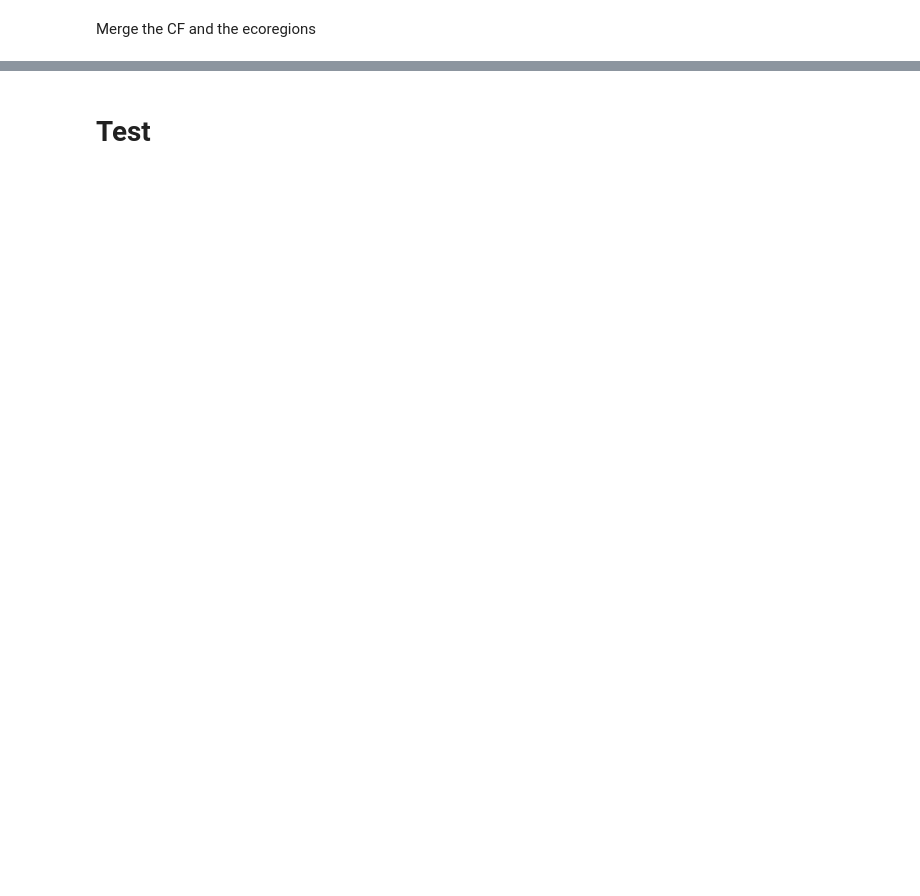
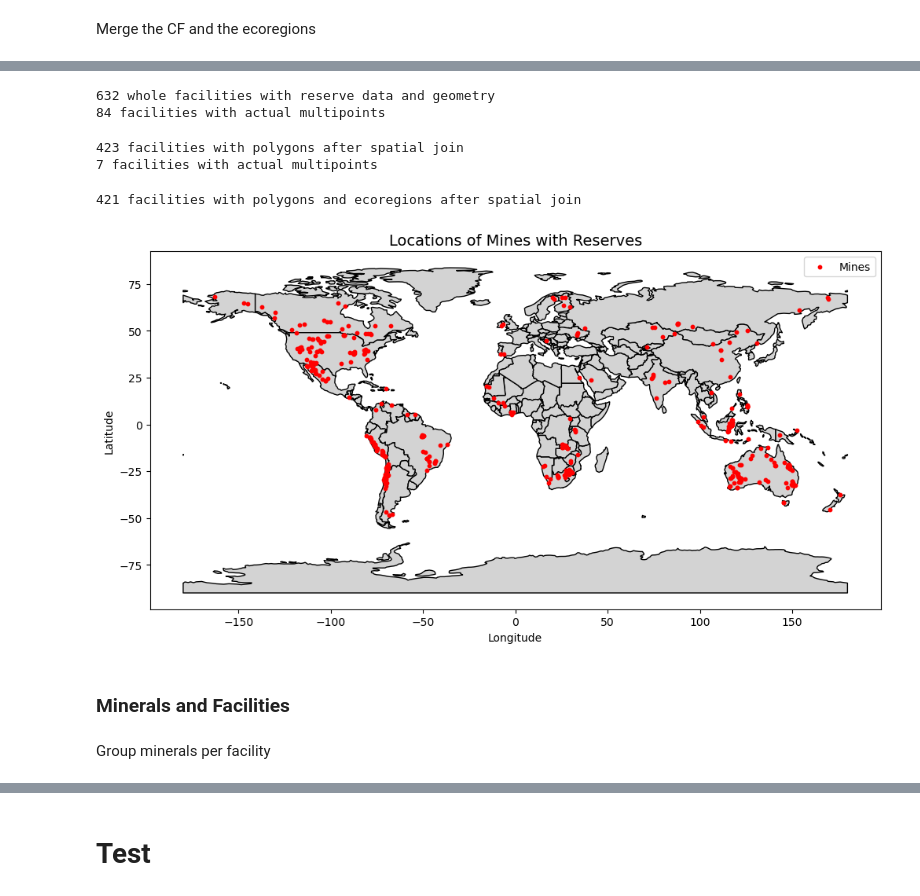
Before and after one commit to sewaelty/semesterproject, a Jupyter notebook: Main.ipynb, the cells around one changed output, grey strips where cells are left out. Drawn from its saved outputs; the diff is of its cells as text; code cells hidden in the pictures; blank space fills up the shorter version.

Commit message:
First full join

```diff
--- a/Main.ipynb
+++ b/Main.ipynb
@@ -18,6 +18,7 @@ df_miningMinerals = data_reader.getMiningMinerals()
 df_miningCommodities = data_reader.getMiningCommodities()
 df_miningSourceIDs = data_reader.getSourceIDs()
 df_miningMaterialIDs = data_reader.getMaterialIDs()
+df_miningReserves = data_reader.getReserves()
 # %% [markdown]
 Merge the CF and the ecoregions
 # %%
@@ -55,0 +127,52 @@ CRS is already EPSG:4326
+# %%
+df_facility_reserves = df_wholeFacilities.merge(df_groupedReserves, on='facility_id', how='inner')
+print(len(df_facility_reserves), "whole facilities with reserve data and geometry")
+
+multi_entities = df_facility_reserves[df_facility_reserves.geometry.apply(
+    lambda geom: geom.geom_type == "MultiPoint" and len(geom.geoms) > 1
+)]
+print(len(multi_entities), "facilities with actual multipoints")
+# %% [output]
+632 whole facilities with reserve data and geometry
+84 facilities with actual multipoints
+# %%
+assert df_miningPolygons.crs == df_facility_reserves.crs, "CRS of mining polygons and facilities do not match"
+# Spatial join of mining polygons and facilities to assign polygons to facilities
+df_facilities_polygons = gpd.sjoin(df_facility_reserves, df_miningPolygons, how="inner", predicate='within')
+print(len(df_facilities_polygons), "facilities with polygons after spatial join")
+
+multi_entities = df_facilities_polygons[df_facilities_polygons.geometry.apply(
+    lambda geom: geom.geom_type == "MultiPoint" and len(geom.geoms) > 1
+)]
+print(len(multi_entities), "facilities with actual multipoints")
+# %% [output]
+423 facilities with polygons after spatial join
+7 facilities with actual multipoints
+# %%
+df_facilities_ecoregions = gpd.sjoin(df_facilities_polygons, df_CF_ecoregions, how="inner", predicate='within', lsuffix="mining", rsuffix="CF_eco")
+print(len(df_facilities_ecoregions), "facilities with polygons and ecoregions after spatial join")
+# %% [output]
+421 facilities with polygons and ecoregions after spatial join
+# %%
+fig, ax = plt.subplots(figsize=(12, 8))
+
+# Plot the world basemap
+world_path = "https://naturalearth.s3.amazonaws.com/110m_cultural/ne_110m_admin_0_countries.zip"
+world = gpd.read_file(world_path)
+world.plot(ax=ax, color='lightgray', edgecolor='black')
+
+# Plot the random mines
+df_facilities_ecoregions.plot(ax=ax, color='red', markersize=10, label="Mines")
+
+# Add plot title and legend
+plt.title("Locations of Mines with Reserves", fontsize=14)
+plt.legend()
+plt.xlabel("Longitude")
+plt.ylabel("Latitude")
+plt.show()
+# %% [output]
+[figure, added]
+# %% [markdown]
+### Minerals and Facilities
+# %% [markdown]
+Group minerals per facility
```
Also changed, not shown: parts of 12 cells of this notebook, 1 other file.
